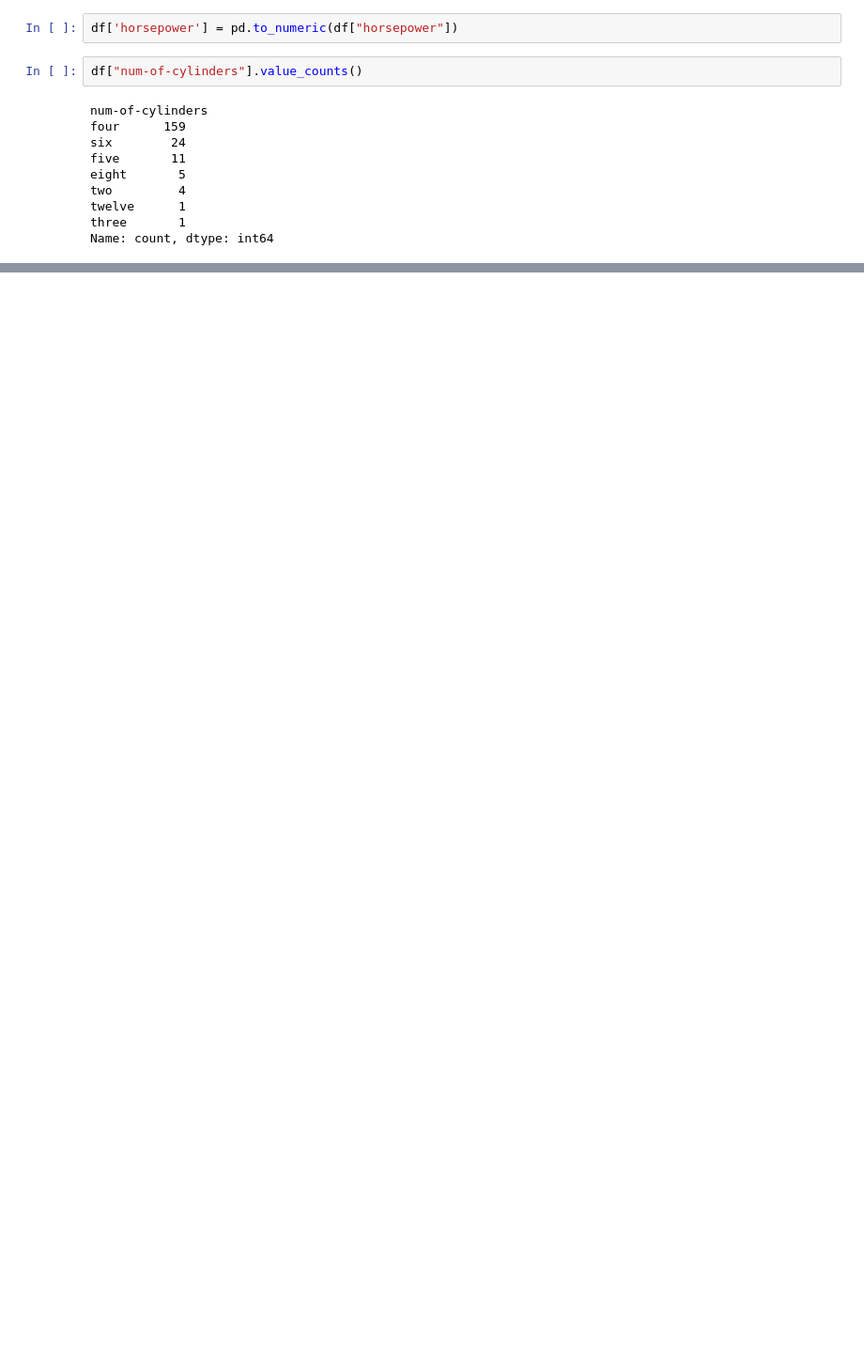
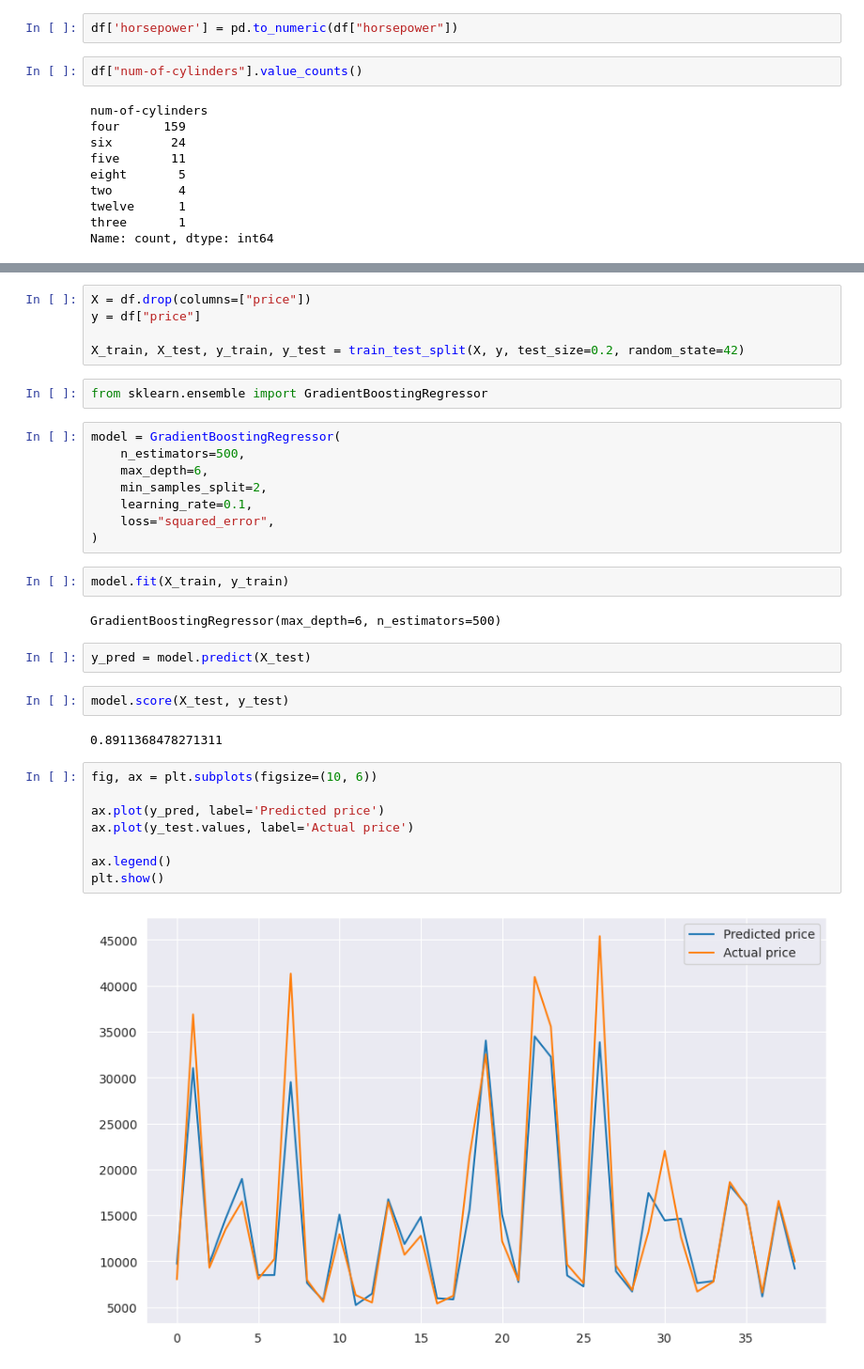
Before and after one commit to gonzur75/data_science_main, a Jupyter notebook: preparing_data_for_ml/notebooks/gradient_boosting_for_regression.ipynb, the cells around one changed output, grey strips where cells are left out. Shown at 94% size. Cells and saved outputs as stored; diff of their text form; blank space fills up the shorter version.

```diff
--- a/preparing_data_for_ml/notebooks/gradient_boosting_for_regression.ipynb
+++ b/preparing_data_for_ml/notebooks/gradient_boosting_for_regression.ipynb
@@ -129,0 +139,35 @@ df["num-of-cylinders"] = df["num-of-cylinders"].replace(cylinders)
+# %%
+X = df.drop(columns=["price"])
+y = df["price"]
+
+X_train, X_test, y_train, y_test = train_test_split(X, y, test_size=0.2, random_state=42)
+# %%
+from sklearn.ensemble import GradientBoostingRegressor
+# %%
+model = GradientBoostingRegressor(
+    n_estimators=500,
+    max_depth=6,
+    min_samples_split=2,
+    learning_rate=0.1,
+    loss="squared_error",
+)
+# %%
+model.fit(X_train, y_train)
+# %% [output]
+GradientBoostingRegressor(max_depth=6, n_estimators=500)
+# %%
+y_pred = model.predict(X_test)
+# %%
+model.score(X_test, y_test)
+# %% [output]
+0.8911368478271311
+# %%
+fig, ax = plt.subplots(figsize=(10, 6))
+
+ax.plot(y_pred, label='Predicted price')
+ax.plot(y_test.values, label='Actual price')
+
+ax.legend()
+plt.show()
+# %% [output]
+[figure, added]
```
Also changed, not shown: parts of 11 cells of this notebook, 18 other files.
